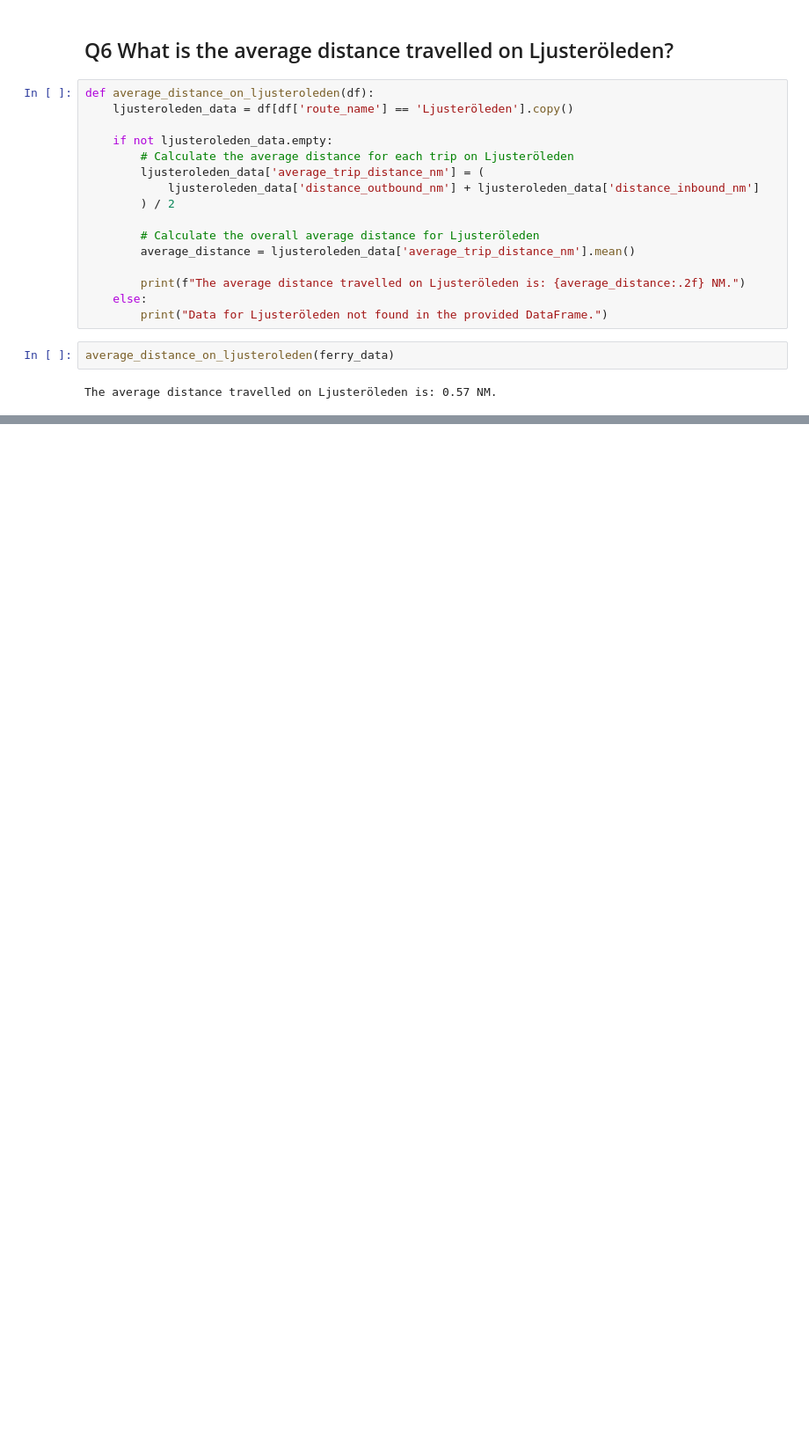
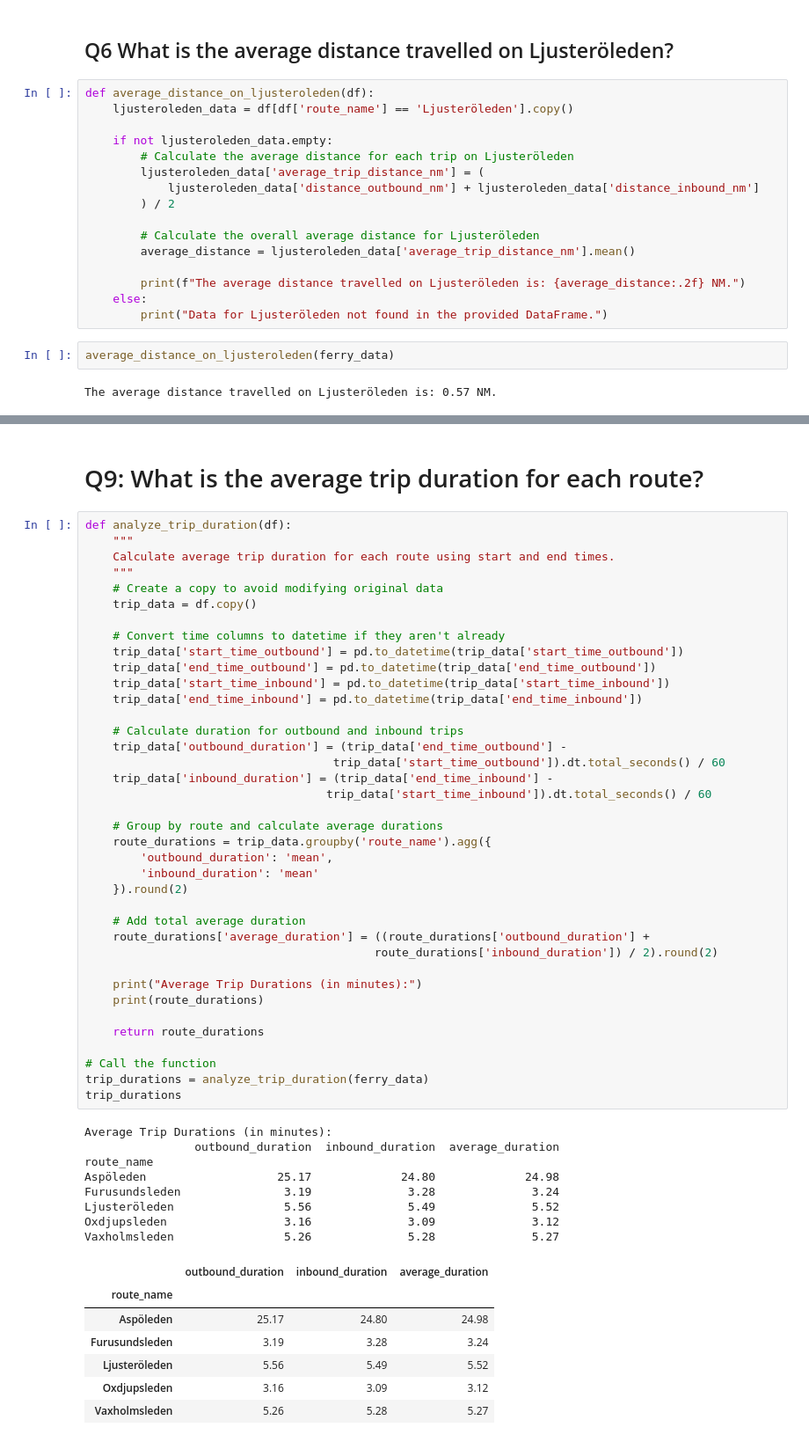
Before and after one commit to vildly/lighthouse-sensor-bot, a Jupyter notebook: backend/ValidateSyntheticQuestions.ipynb, the cells around one changed output, grey strips where cells are left out. Shown at 88% size. Saved outputs shown, nothing was run; the diff lists cells and outputs as text; blank space fills up the shorter version.

```diff
--- a/backend/ValidateSyntheticQuestions.ipynb
+++ b/backend/ValidateSyntheticQuestions.ipynb
@@ -367,0 +401,56 @@ Maximum Passenger Car Equivalent (PCE) during that hour: 7419.5
+# %% [markdown]
+# Q9: What is the average trip duration for each route?
+# %%
+def analyze_trip_duration(df):
+    """
+    Calculate average trip duration for each route using start and end times.
+    """
+    # Create a copy to avoid modifying original data
+    trip_data = df.copy()
+
+    # Convert time columns to datetime if they aren't already
+    trip_data['start_time_outbound'] = pd.to_datetime(trip_data['start_time_outbound'])
+    trip_data['end_time_outbound'] = pd.to_datetime(trip_data['end_time_outbound'])
+    trip_data['start_time_inbound'] = pd.to_datetime(trip_data['start_time_inbound'])
+    trip_data['end_time_inbound'] = pd.to_datetime(trip_data['end_time_inbound'])
+
+    # Calculate duration for outbound and inbound trips
+    trip_data['outbound_duration'] = (trip_data['end_time_outbound'] -
+                                    trip_data['start_time_outbound']).dt.total_seconds() / 60
+    trip_data['inbound_duration'] = (trip_data['end_time_inbound'] -
+                                   trip_data['start_time_inbound']).dt.total_seconds() / 60
+
+    # Group by route and calculate average durations
+    route_durations = trip_data.groupby('route_name').agg({
+        'outbound_duration': 'mean',
+        'inbound_duration': 'mean'
+    }).round(2)
+
+    # Add total average duration
+    route_durations['average_duration'] = ((route_durations['outbound_duration'] +
+                                          route_durations['inbound_duration']) / 2).round(2)
+
+    print("Average Trip Durations (in minutes):")
+    print(route_durations)
+
+    return route_durations
+
+# Call the function
+trip_durations = analyze_trip_duration(ferry_data)
+trip_durations
+# %% [output]
+Average Trip Durations (in minutes):
+                outbound_duration  inbound_duration  average_duration
+route_name
+Aspöleden                   25.17             24.80             24.98
+Furusundsleden               3.19              3.28              3.24
+Ljusteröleden                5.56              5.49              5.52
+Oxdjupsleden                 3.16              3.09              3.12
+Vaxholmsleden                5.26              5.28              5.27
+|  | outbound_duration | inbound_duration | average_duration |
+| route_name |  |  |  |
+| Aspöleden | 25.17 | 24.80 | 24.98 |
+| Furusundsleden | 3.19 | 3.28 | 3.24 |
+| Ljusteröleden | 5.56 | 5.49 | 5.52 |
+| Oxdjupsleden | 3.16 | 3.09 | 3.12 |
+| Vaxholmsleden | 5.26 | 5.28 | 5.27 |
```
Also changed, not shown: parts of 12 cells of this notebook.
